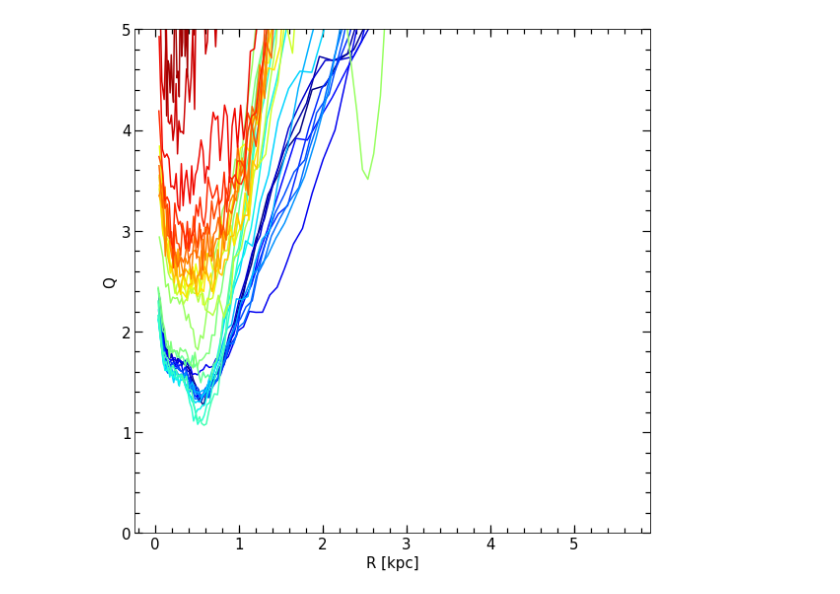
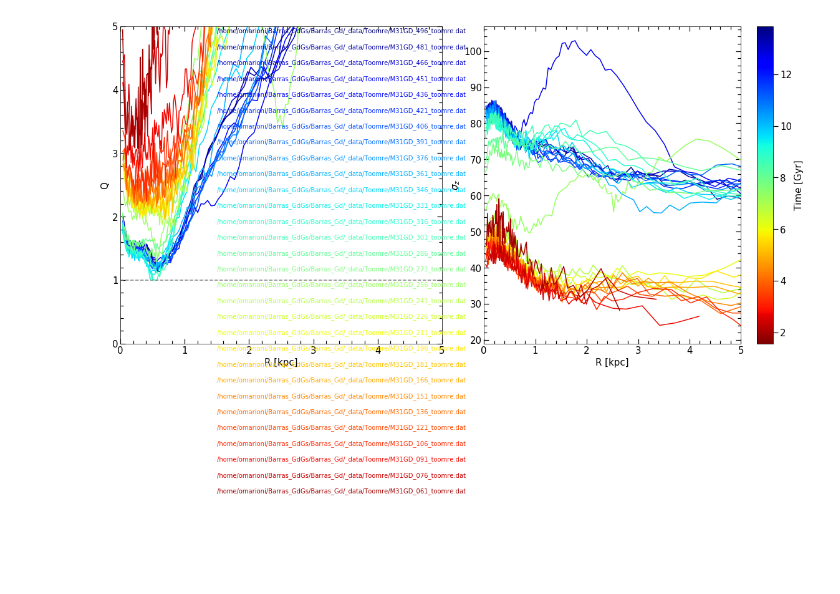
Before and after one commit to ornemarioni/Barras_GdGs, a Jupyter notebook: Barras_Gd/programs/Toomre_evolution_GD.ipynb, the cells around one changed output. Saved outputs shown, nothing was run; the diff lists cells and outputs as text; code cells hidden in the pictures; blank space fills up the shorter version.

Commit message:
cambios en el Q, colorbar lista

```diff
--- a/Barras_Gd/programs/Toomre_evolution_GD.ipynb
+++ b/Barras_Gd/programs/Toomre_evolution_GD.ipynb
@@ -260,52 +257,66 @@ import matplotlib as mpl
 path= '/home/omarioni/Barras_GdGs/Barras_Gd/_data/Toomre/'
 
 list_of_files = glob.glob(path+'M31GD*.dat')
+list_of_files = sorted(list_of_files, reverse=True)
 nfiles = len(list_of_files)
 
 time = np.loadtxt(path+'SNAP_GD_toomre.dat')[:,1]
 
-fig, ax = plt.subplots(nrows=1, ncols=1, figsize=(8,8))
+fig, ax = plt.subplots(nrows=1, ncols=2, figsize=(16,8))
 fig.subplots_adjust(bottom=0.15, left =0.12, right = 0.97, top = 0.93, wspace=0., hspace= 0)
 
 nb = len(list_of_files[0:nfiles:15])
 
-delta = (time.max()-time.min())/nb
-rango = np.arange(time.min(),time.max(),delta)
+delta = (time[0]-time[-1])/nb
+rango = np.arange(time[0],time[-1],-delta)
 
 
-color_range = np.linspace(time.min(),time.max(),nb)
+color_range = np.linspace(time[0],time[-1],nb)
 norm = mpl.colors.Normalize(vmin = color_range.min(),vmax= color_range.max())
-cmap1 = mpl.cm.ScalarMappable(norm = norm, cmap = 'jet')
-# colors = mpl.cm.jet(color_range)
+cmap1 = mpl.cm.ScalarMappable(norm = norm, cmap = 'jet_r')
+cmap1.set_array(color_range)
+# colors = mpl.cm.get_cmap('jet')
 
 
 i=0
 for file_name in list_of_files[0:nfiles:15]:
     FI = np.loadtxt(file_name)
 
-    ax.plot(FI[:,0],FI[:,6], ls='-', color = cmap1.to_rgba(rango[i]))
+    ax[0].plot(FI[:,0],FI[:,6], ls='-', color = cmap1.to_rgba(rango[i]))
+    ax[1].plot(FI[:,0],FI[:,1], ls='-', color = cmap1.to_rgba(rango[i]))
+    ax[0].text(1.5,4.9-i*0.25,str(file_name),color=cmap1.to_rgba(rango[i]))
 
     i += 1
 
-# cbar = fig.colorbar(cmap1) #, ticks=[0,2,4,6,8,10,12,14]) #pad=0.01)
-# cbar.set_label('Time [Gyr]',fontsize=15)
-# cbar.ax.tick_params( labelsize=15)
-# cbar.ax.tick_params(length=8, width=1.2, which='major')
+cbar = fig.colorbar(cmap1) #, ticks=[0,2,4,6,8,10,12,14]) #pad=0.01)
+cbar.set_label('Time [Gyr]',fontsize=15)
+cbar.ax.tick_params( labelsize=15)
+cbar.ax.tick_params(length=8, width=1.2, which='major')
 
 #     ax.set_xscale('log')
-ax.minorticks_on()
-ax.tick_params( labelsize=15)
-ax.tick_params('both', length=5, width=1.2,which='minor', direction='in', right=True,top=True)
-ax.tick_params('both', length=8, width=1.2,which='major', direction='in', right=True,top=True)
-ax.set_ylim(0,5)
-ax.set_ylabel('Q',fontsize=15)
-ax.set_xlabel('R [kpc]',fontsize=15)
+ax[0].minorticks_on()
+ax[0].tick_params( labelsize=15)
+ax[0].tick_params('both', length=5, width=1.2,which='minor', direction='in', right=True,top=True)
+ax[0].tick_params('both', length=8, width=1.2,which='major', direction='in', right=True,top=True)
+ax[0].set_ylim(0,5)
+ax[0].set_xlim(0,5)
+ax[0].axhline(y=1,ls='--',color='gray')
+ax[0].set_ylabel('Q',fontsize=15)
+ax[0].set_xlabel('R [kpc]',fontsize=15)
+
+ax[1].minorticks_on()
+ax[1].tick_params( labelsize=15)
+ax[1].tick_params('both', length=5, width=1.2,which='minor', direction='in', right=True,top=True)
+ax[1].tick_params('both', length=8, width=1.2,which='major', direction='in', right=True,top=True)
+ax[1].set_xlim(0,5)
+ax[1].set_ylabel('$\sigma_z$',fontsize=15)
+ax[1].set_xlabel('R [kpc]',fontsize=15)
 #     ax.legend(fontsize=15,frameon=False)
 fig.tight_layout()
 plt.show()
 #     fig.savefig('../_imagenes/surf_density/sd_subh_'+str('%03d'%j)+'.png',dpi=100, xxbox_inches='tight')
 # %% [output]
-[figure, old version]
+[figure, new version]
 # %%
 import glob
 import numpy as np
```
Also changed, not shown: parts of 5 cells of this notebook, 3 other files.
